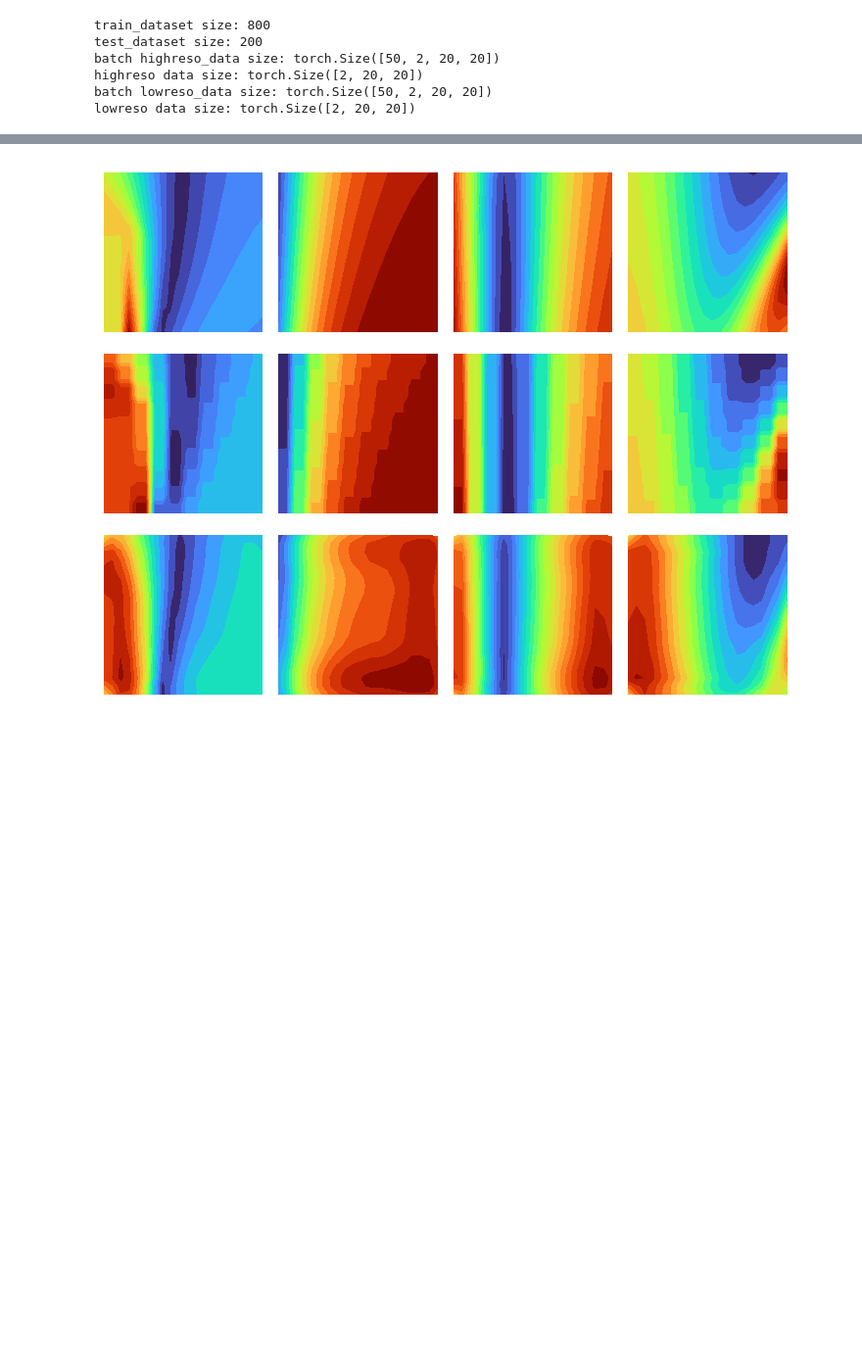
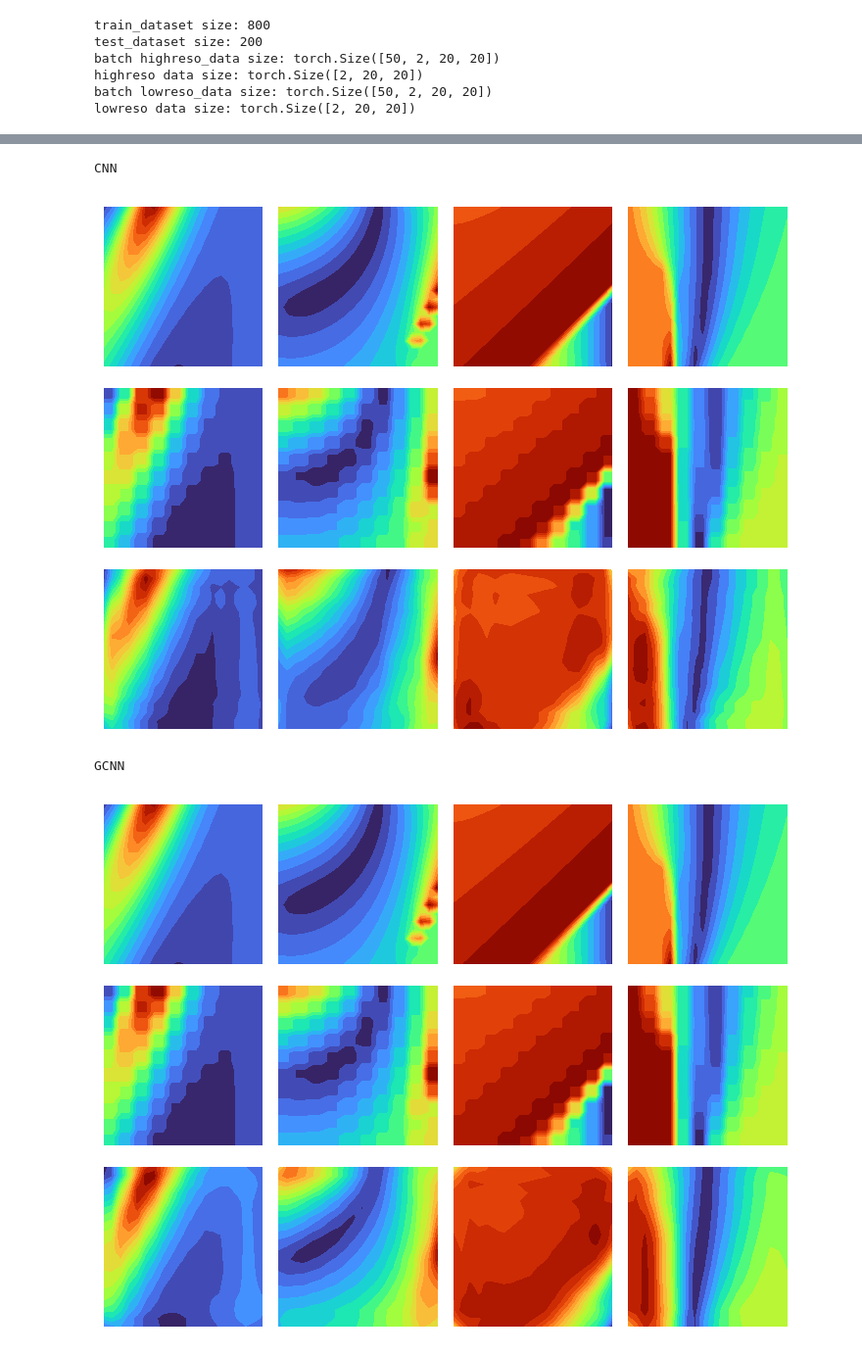
Before and after one commit to htymjun/da-sr, a Jupyter notebook: srgcnn.ipynb, the cells around one changed output, grey strips where cells are left out. Shown: that part at 98% size. Drawn from its saved outputs; the diff is of its cells as text; code cells hidden in the pictures; blank space fills up the shorter version.

Commit message:
CNN and GCNN were compared.

```diff
--- a/srgcnn.ipynb
+++ b/srgcnn.ipynb
@@ -211,6 +191,0 @@ Device: cuda
-# %%
-# define loss function
-criterion = nn.MSELoss()
-
-# define optimizer
-optimizer = optim.Adam(net.parameters())
@@ -296,4 +272,22 @@ Test_Loss: 0.1377
 # %%
+# use GPU
+device = torch.device('cuda' if torch.cuda.is_available() else 'cpu')
+net_CNN = CNN().to(device)    # choose CNN
+print(net_CNN)
+# check device
+print("Device: {}".format(device))
+
+# define loss function
+criterion = nn.MSELoss()
+
+# define optimizer
+optimizer = optim.Adam(net_CNN.parameters())
+
+# define epoch
+epoch = 100
+
+net_CNN, train_loss_list, test_loss_list = trainNN(net_CNN,optimizer,criterion,train_batch,test_batch,epoch)
+
 # loss（MSE）
 plt.figure()
 plt.title('Train and Test Loss')
@@ -310,18 +370,38 @@ plt.show()
 # %%
 # check super-resolution data
-net.eval()
+# CNN
+print("CNN")
+net_CNN.eval()
 with torch.no_grad():
   for highreso_data, lowreso_data in test_batch:
     # transfer Tensor to GPU
     highreso_data = highreso_data.to(device)
     lowreso_data = lowreso_data.to(device)
     # calc pred
-    y_pred = net(lowreso_data)
+    y_pred = net_CNN(lowreso_data)
     # show result
     cat_imshow(3, 4, highreso_data.to('cpu'), lowreso_data.to('cpu'), y_pred.to('cpu'))
     plt.show()
     break
+
+# GCNN
+print("GCNN")
+net_GCNN.eval()
+with torch.no_grad():
+  for highreso_data, lowreso_data in test_batch:
+    # transfer Tensor to GPU
+    highreso_data = highreso_data.to(device)
+    lowreso_data = lowreso_data.to(device)
+    # calc pred
+    y_pred = net_GCNN(lowreso_data)
+    # show result
+    cat_imshow(3, 4, highreso_data.to('cpu'), lowreso_data.to('cpu'), y_pred.to('cpu'))
+    plt.show()
+    break
 # %% [output]
+CNN
-[figure, old version]
+[figure, new version]
+GCNN
+[figure, added]
 # %%
 # check equivariance
```
Also changed, not shown: parts of 8 cells of this notebook.
